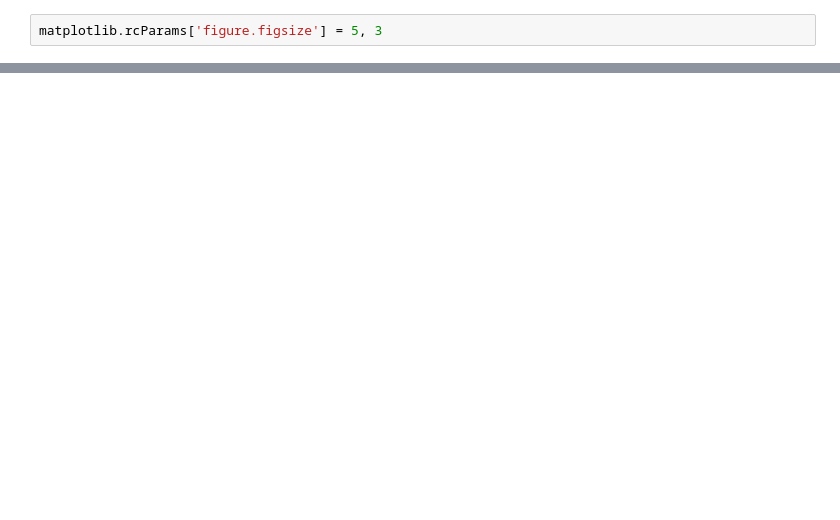
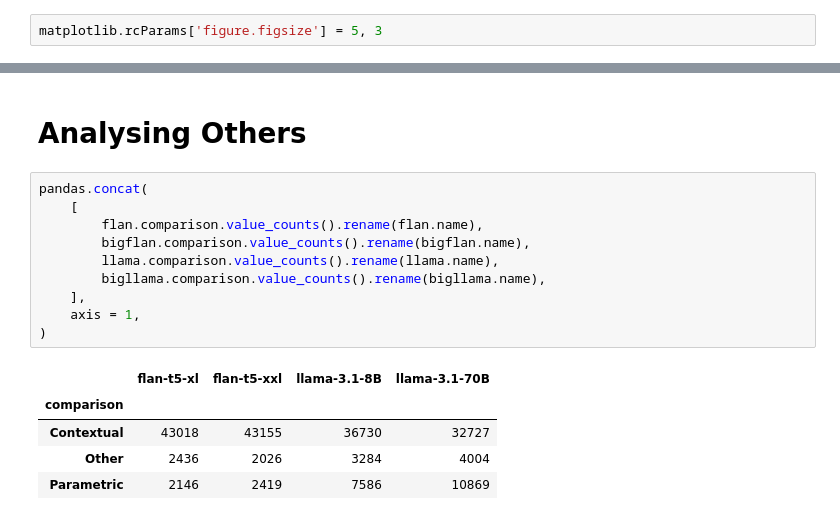
Before and after one commit to mfixman/rag-thesis, a Jupyter notebook: joiner_analysis.ipynb, the cells around one changed output, grey strips where cells are left out. Cells and saved outputs as stored; diff of their text form; blank space fills up the shorter version.

```diff
--- a/joiner_analysis.ipynb
+++ b/joiner_analysis.ipynb
@@ -446,0 +447,18 @@ pyplot.savefig('Report/figures/flan_catboxes.png', dpi = 200, bbox_inches = 'tig
+# %% [markdown]
+# Analysing Others
+# %%
+pandas.concat(
+    [
+        flan.comparison.value_counts().rename(flan.name),
+        bigflan.comparison.value_counts().rename(bigflan.name),
+        llama.comparison.value_counts().rename(llama.name),
+        bigllama.comparison.value_counts().rename(bigllama.name),
+    ],
+    axis = 1,
+)
+# %% [output]
+|  | flan-t5-xl | flan-t5-xxl | llama-3.1-8B | llama-3.1-70B |
+| comparison |  |  |  |  |
+| Contextual | 43018 | 43155 | 36730 | 32727 |
+| Other | 2436 | 2026 | 3284 | 4004 |
+| Parametric | 2146 | 2419 | 7586 | 10869 |
```
Also changed, not shown: parts of 17 cells of this notebook, 16 other files.
